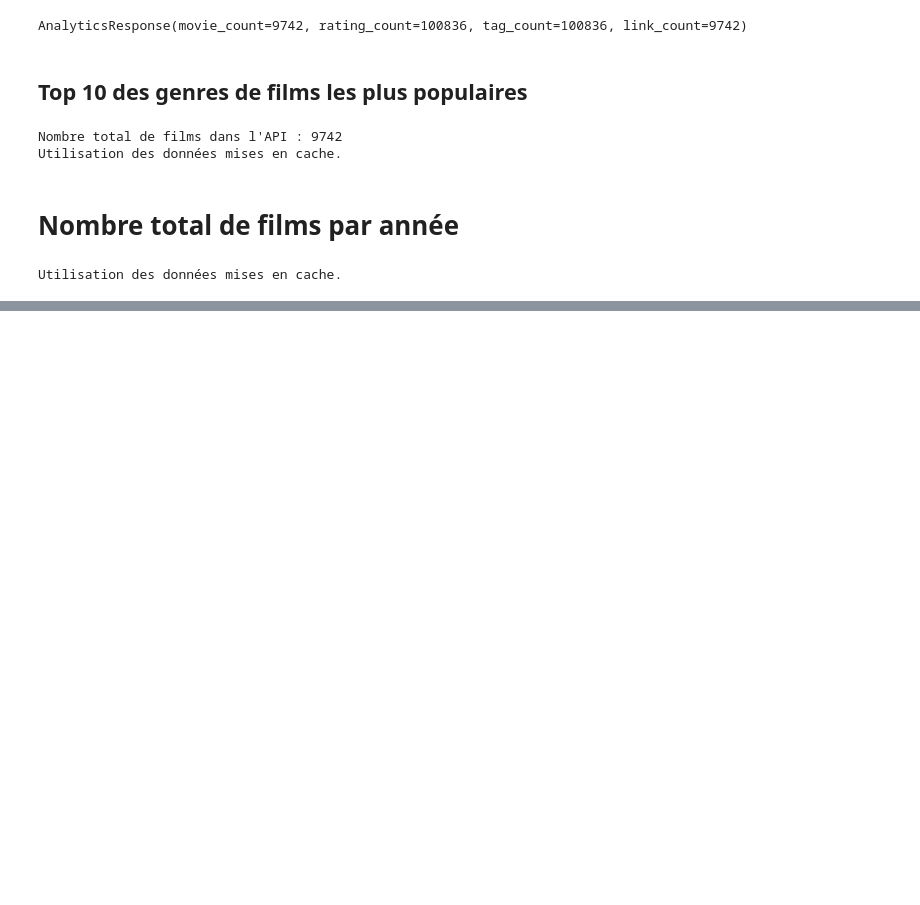
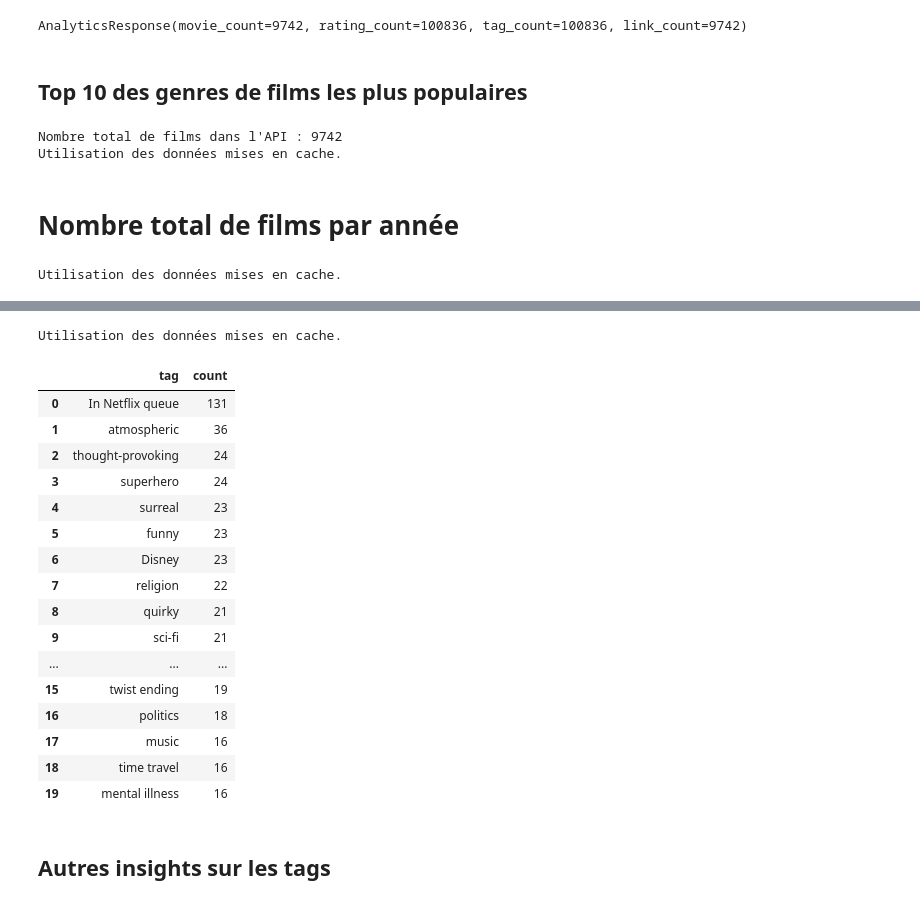
Before and after one commit to diarrasoubaibra/film-analysis, a Jupyter notebook: movie_dataviz.ipynb, the cells around one changed output, grey strips where cells are left out. Saved outputs shown, nothing was run; the diff lists cells and outputs as text; code cells hidden in the pictures; blank space fills up the shorter version.

```diff
--- a/movie_dataviz.ipynb
+++ b/movie_dataviz.ipynb
@@ -235,0 +356,52 @@ fig.show()
+# %%
+tag_usage_file = output_dir / "tag_usage_df.parquet"
+meta_file = output_dir / "meta_tag_usage_data.json"
+
+api_rating_count = analytics.rating_count
+api_tag_count = analytics.tag_count
+
+if meta_file.exists():
+    with open(meta_file, "r") as f:
+        meta_data = json.load(f)
+
+else:
+    meta_data = {}
+
+cached_rating_count = meta_data.get("rating_count", 0)
+cached_tag_count = meta_data.get("tag_count", 0)
+
+if tag_usage_file.exists() and cached_tag_count == api_tag_count:
+    print("Utilisation des données mises en cache.")
+    tag_df = pd.read_parquet(tag_usage_file)
+else:
+    print("Récupération des données depuis l'API...")
+
+    tag_counter = Counter()
+    limit = 500
+    skip = 0
+
+    while True:
+        batch = client.list_tags(skip=skip, limit=limit, output_format="dict")
+        if not batch:
+            break
+        for tag in batch:
+            tag_text = tag.get("tag", "")
+            tag_counter[tag_text] += 1
+        skip += limit
+        time.sleep(0.5)
+
+    tag_df = pd.DataFrame(tag_counter.items(), columns=["tag", "count"])
+    tag_df = tag_df[tag_df["tag"].str.strip() != ""]
+    tag_df = tag_df.sort_values(by="count", ascending=False).head(20)
+    tag_df.to_parquet(tag_usage_file, index=False)
+
+    with open(meta_file, "w") as f:
+        json.dump(
+            {
+                "rating_count": api_rating_count,
+                "tag_count": api_tag_count
+            },
+            f
+        )
+# %% [output]
+Utilisation des données mises en cache.
@@ -235,0 +422,22 @@ fig.show()
+# %%
+tag_df
+# %% [output]
+|  | tag | count |
+| 0 | In Netflix queue | 131 |
+| 1 | atmospheric | 36 |
+| 2 | thought-provoking | 24 |
+| 3 | superhero | 24 |
+| 4 | surreal | 23 |
+| 5 | funny | 23 |
+| 6 | Disney | 23 |
+| 7 | religion | 22 |
+| 8 | quirky | 21 |
+| 9 | sci-fi | 21 |
+| ... | ... | ... |
+| 15 | twist ending | 19 |
+| 16 | politics | 18 |
+| 17 | music | 16 |
+| 18 | time travel | 16 |
+| 19 | mental illness | 16 |
+# %% [markdown]
+## Autres insights sur les tags
```
Also changed, not shown: parts of 16 cells of this notebook, 8 other files.
